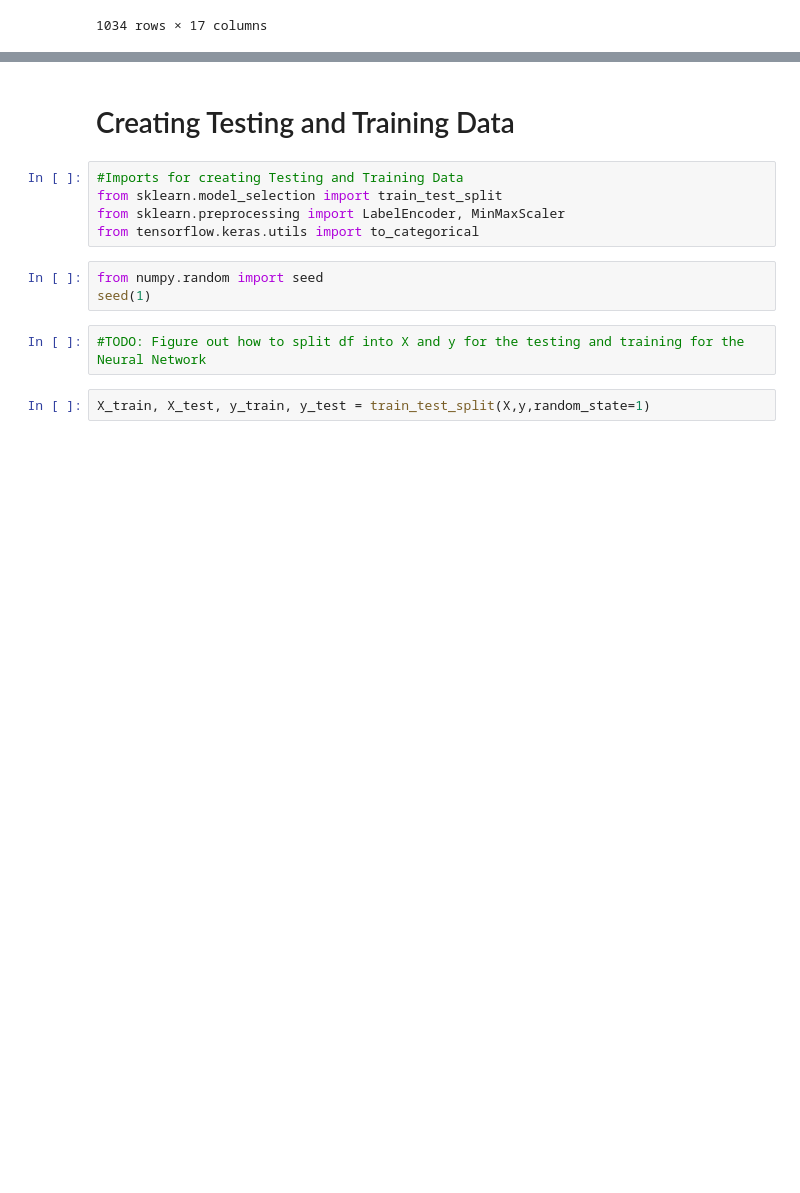
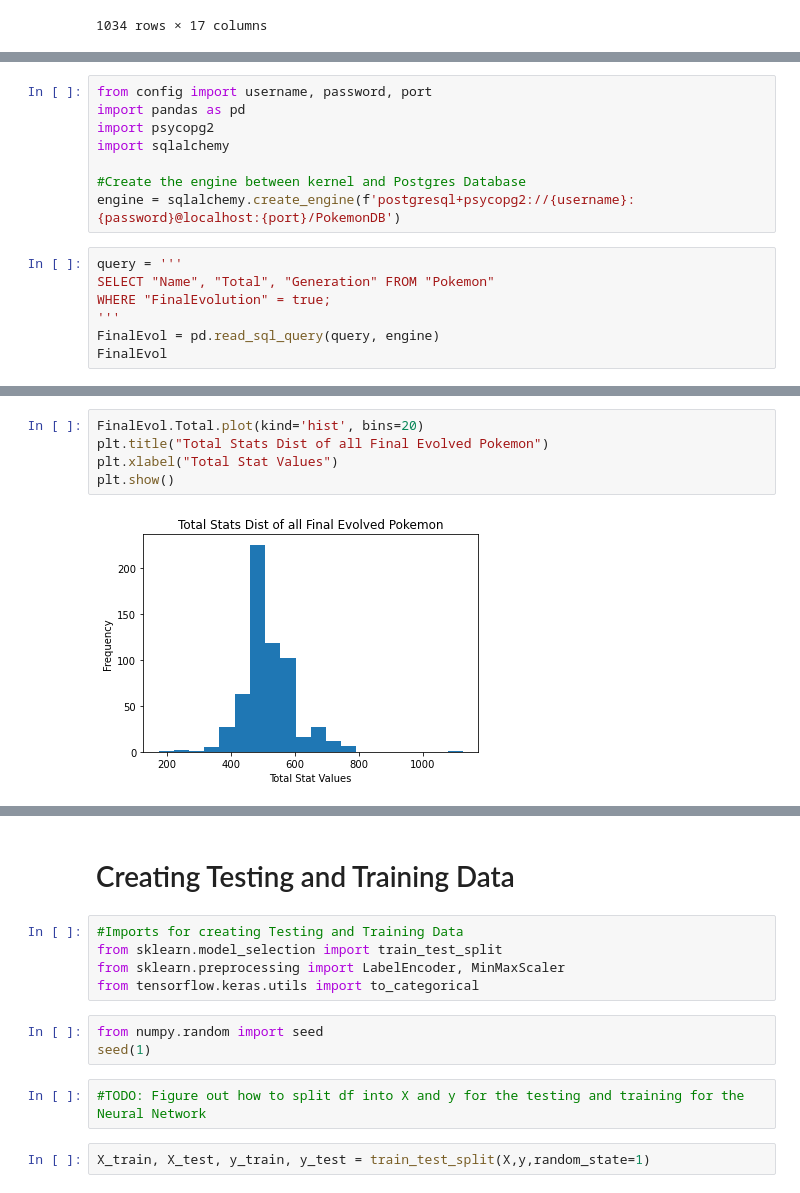
Before and after one commit to Bcliffwm/PokeBase, a Jupyter notebook: PokeNeuralNet.ipynb, the cells around one changed output, grey strips where cells are left out. Drawn from its saved outputs; the diff is of its cells as text; blank space fills up the shorter version.

```diff
--- a/PokeNeuralNet.ipynb
+++ b/PokeNeuralNet.ipynb
@@ -25,0 +48,15 @@ df
+# %%
+from config import username, password, port
+import pandas as pd
+import psycopg2
+import sqlalchemy
+
+#Create the engine between kernel and Postgres Database
+engine = sqlalchemy.create_engine(f'postgresql+psycopg2://{username}:{password}@localhost:{port}/PokemonDB')
+# %%
+query = '''
+SELECT "Name", "Total", "Generation" FROM "Pokemon"
+WHERE "FinalEvolution" = true;
+'''
+FinalEvol = pd.read_sql_query(query, engine)
+FinalEvol
@@ -25,0 +77,7 @@ df
+# %%
+FinalEvol.Total.plot(kind='hist', bins=20)
+plt.title("Total Stats Dist of all Final Evolved Pokemon")
+plt.xlabel("Total Stat Values")
+plt.show()
+# %% [output]
+[figure, added]
```
Also changed, not shown: parts of 13 cells of this notebook.
